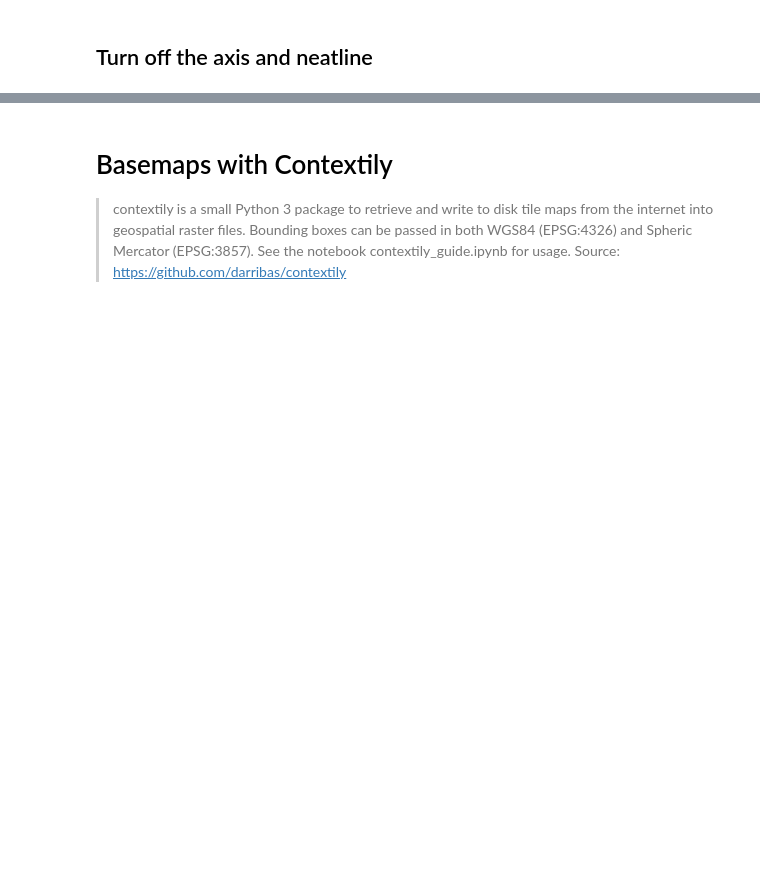
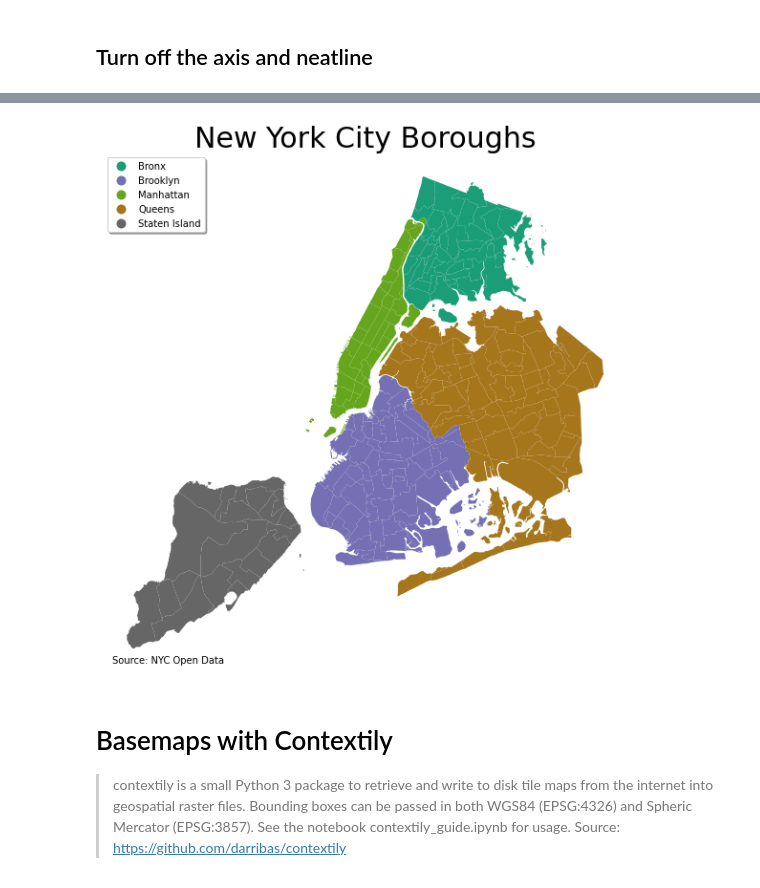
Before and after one commit to pratt-savi-810/pratt-savi-810-2020-03-lesson_12, a Jupyter notebook: lesson_12.ipynb, the cells around one changed output, grey strips where cells are left out. Saved outputs shown, nothing was run; the diff lists cells and outputs as text; code cells hidden in the pictures; blank space fills up the shorter version.

```diff
--- a/lesson_12.ipynb
+++ b/lesson_12.ipynb
@@ -312,26 +467,27 @@ ax.set_title('Map Title', fontdict={'size': 30});
 # %%
 fig, ax = plt.subplots(figsize=(14, 10))
 
 nta_gdf.plot(
     ax=ax,
     column='boro_name',
     legend=True,
     cmap='Dark2',
     legend_kwds={
         'loc': 2,
         'shadow': True,
         # 'facecolor': 'lightgray',
     })
 
 ax.annotate(
     'Source: NYC Open Data',
     xy=(10, 10),  # points from lower left
     xycoords='axes points',  # select where
     size=10,
 )
 
-
 ### code here
-
+ax.axis(False)
 
 ax.set_title('New York City Boroughs', fontdict={'size': 30});
+# %% [output]
+[figure, added]
```
Also changed, not shown: parts of 28 cells of this notebook, 2 other files.
